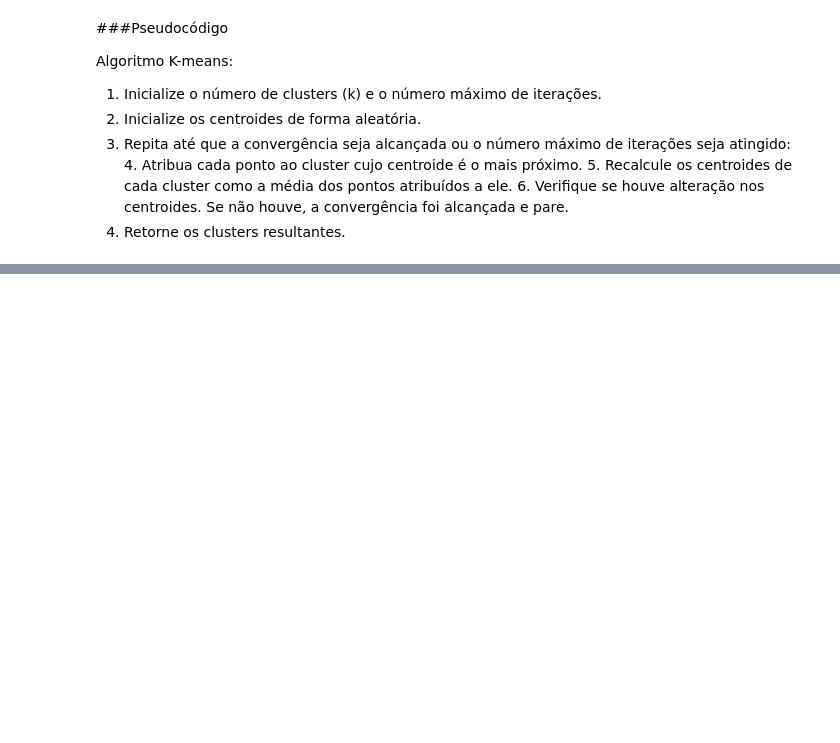
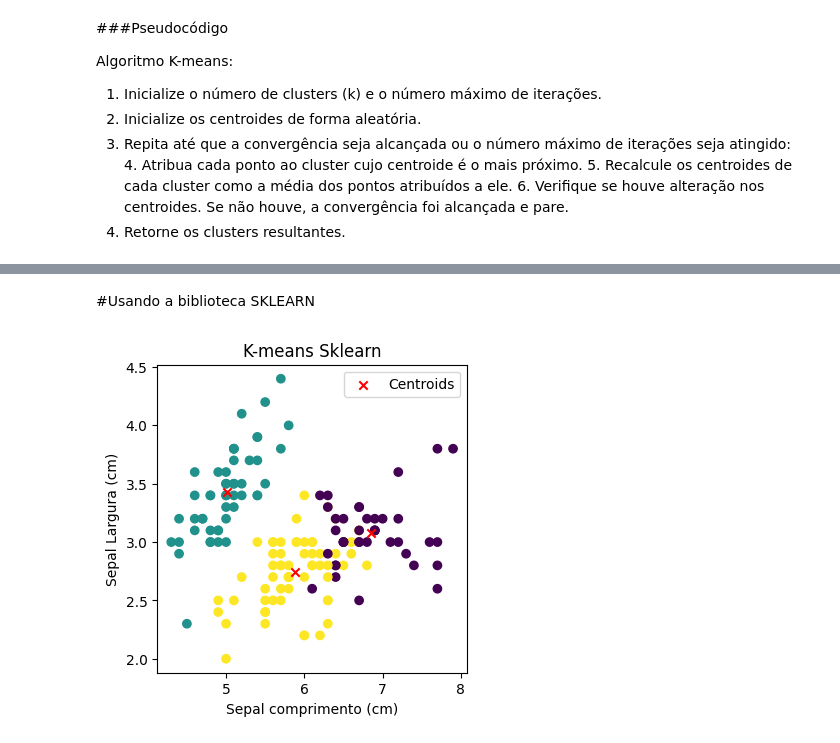
Before and after one commit to Fabkres/ArtificialIntelligence, a Jupyter notebook: KMeans.ipynb, the cells around one changed output, grey strips where cells are left out. Drawn from its saved outputs; the diff is of its cells as text; code cells hidden in the pictures; blank space fills up the shorter version.

```diff
--- a/KMeans.ipynb
+++ b/KMeans.ipynb
@@ -144,0 +158,30 @@ Total de iterações até convergir 7
+# %% [markdown]
+#Usando a biblioteca SKLEARN
+# %%
+import numpy as np
+import matplotlib.pyplot as plt
+from sklearn.cluster import KMeans
+from sklearn.datasets import load_iris
+
+
+iris = load_iris()
+X = iris.data
+
+kmeans = KMeans(n_clusters=3, random_state=42, n_init=1)
+kmeans.fit(X)
+
+# Obter os centróides e rótulos dos clusters
+centroids = kmeans.cluster_centers_
+labels = kmeans.labels_
+
+# Plotar os dados com as cores representando os clusters
+plt.figure(figsize=(4, 4))
+plt.scatter(X[:, 0], X[:, 1], c=labels)
+plt.scatter(centroids[:, 0], centroids[:, 1], marker='x', c='red', label='Centroids')
+plt.xlabel('Sepal comprimento (cm)')
+plt.ylabel('Sepal Largura (cm)')
+plt.title('K-means Sklearn')
+plt.legend()
+plt.show()
+# %% [output]
+[figure, added]
```
Also changed, not shown: parts of 9 cells of this notebook.
